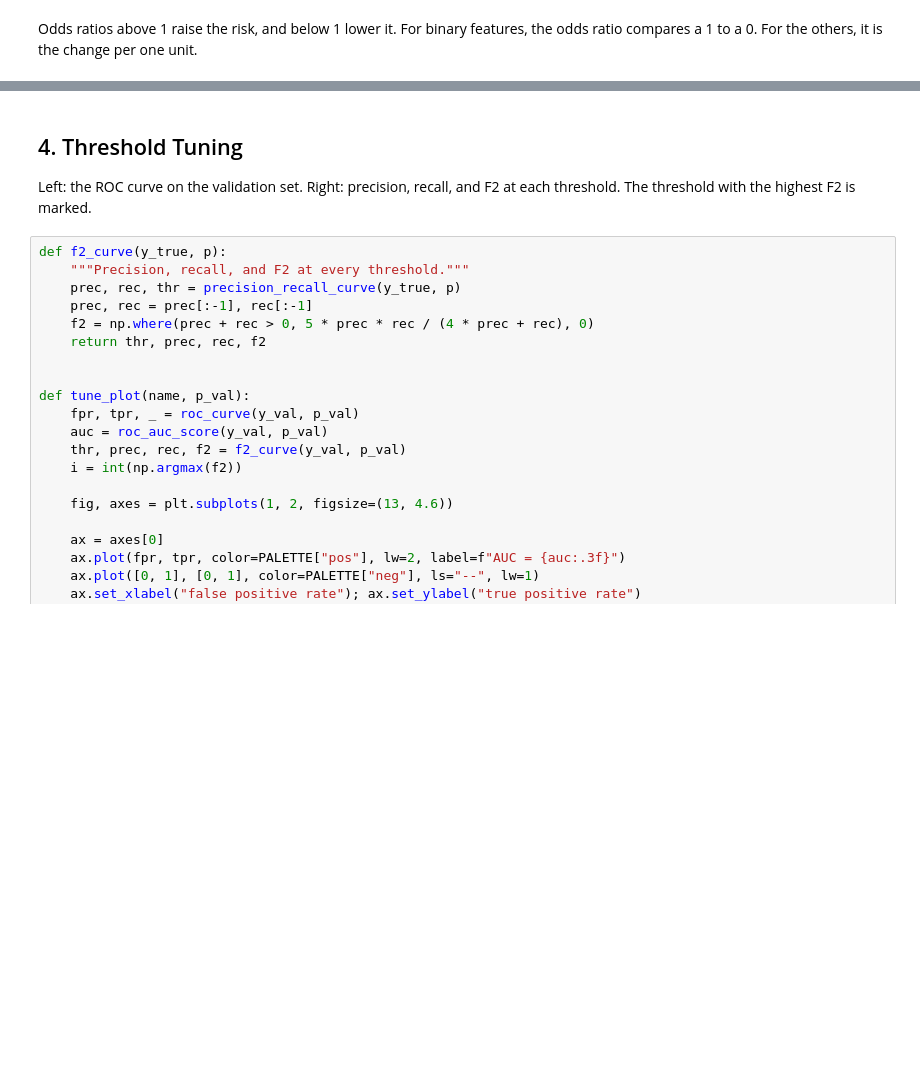
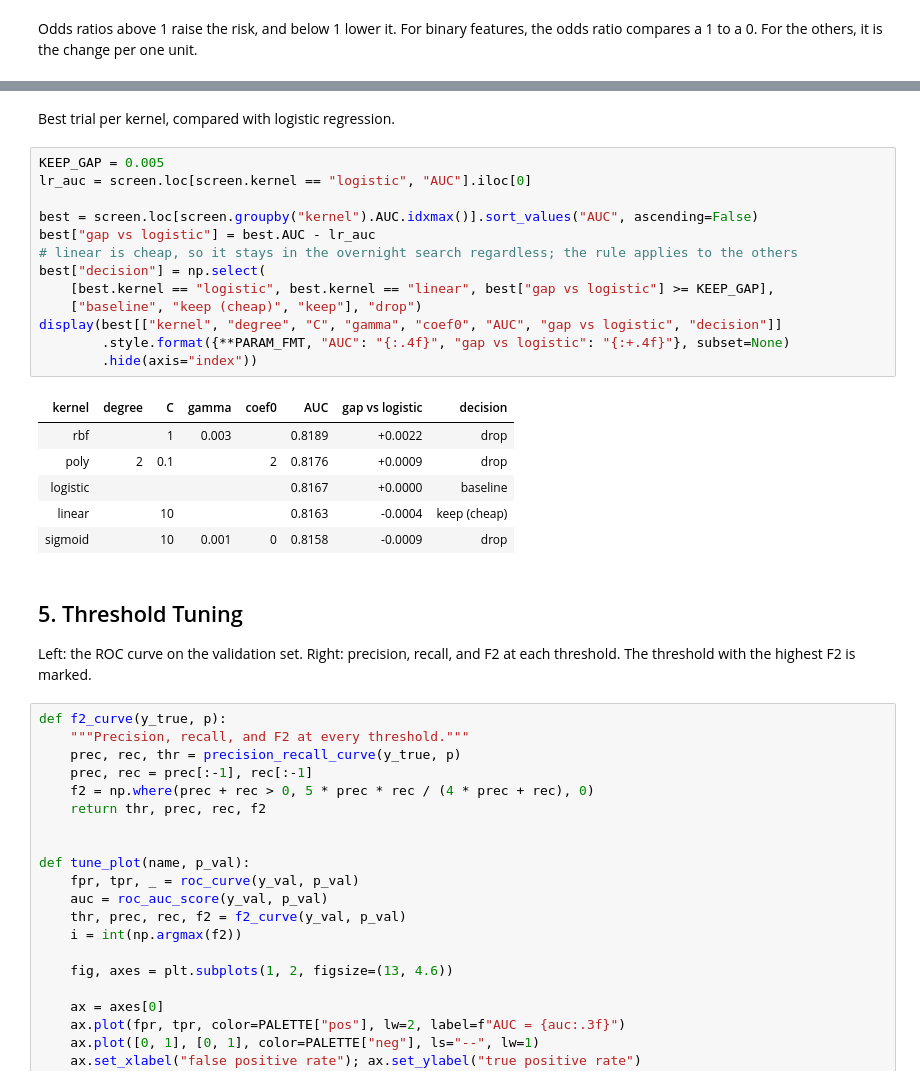
Before and after one commit to Lone-Wolfgang/brfss2015-diabetes-eda, a Jupyter notebook: Lab2/WolfgangKlein.ipynb, the cells around one changed output, grey strips where cells are left out. Saved outputs shown, nothing was run; the diff lists cells and outputs as text; blank space fills up the shorter version.

```diff
--- a/Lab2/WolfgangKlein.ipynb
+++ b/Lab2/WolfgangKlein.ipynb
@@ -195,5 +326,27 @@ odds ratio compares a 1 to a 0. For the others, it is the change per one unit.
+# %% [markdown]
+Best trial per kernel, compared with logistic regression.
+# %%
+KEEP_GAP = 0.005
+lr_auc = screen.loc[screen.kernel == "logistic", "AUC"].iloc[0]
+
+best = screen.loc[screen.groupby("kernel").AUC.idxmax()].sort_values("AUC", ascending=False)
+best["gap vs logistic"] = best.AUC - lr_auc
+# linear is cheap, so it stays in the overnight search regardless; the rule applies to the others
+best["decision"] = np.select(
+    [best.kernel == "logistic", best.kernel == "linear", best["gap vs logistic"] >= KEEP_GAP],
+    ["baseline", "keep (cheap)", "keep"], "drop")
+display(best[["kernel", "degree", "C", "gamma", "coef0", "AUC", "gap vs logistic", "decision"]]
+        .style.format({**PARAM_FMT, "AUC": "{:.4f}", "gap vs logistic": "{:+.4f}"}, subset=None)
+        .hide(axis="index"))
+# %% [output]
+| kernel | degree | C | gamma | coef0 | AUC | gap vs logistic | decision |
+| rbf |  | 1 | 0.003 |  | 0.8189 | +0.0022 | drop |
+| poly | 2 | 0.1 |  | 2 | 0.8176 | +0.0009 | drop |
+| logistic |  |  |  |  | 0.8167 | +0.0000 | baseline |
+| linear |  | 10 |  |  | 0.8163 | -0.0004 | keep (cheap) |
+| sigmoid |  | 10 | 0.001 | 0 | 0.8158 | -0.0009 | drop |
 # %% [markdown]
-## 4. Threshold Tuning
+## 5. Threshold Tuning
 
 Left: the ROC curve on the validation set. Right: precision, recall, and F2 at each
 threshold. The threshold with the highest F2 is marked.
```
Also changed, not shown: parts of 5 cells of this notebook, 1 other file.
